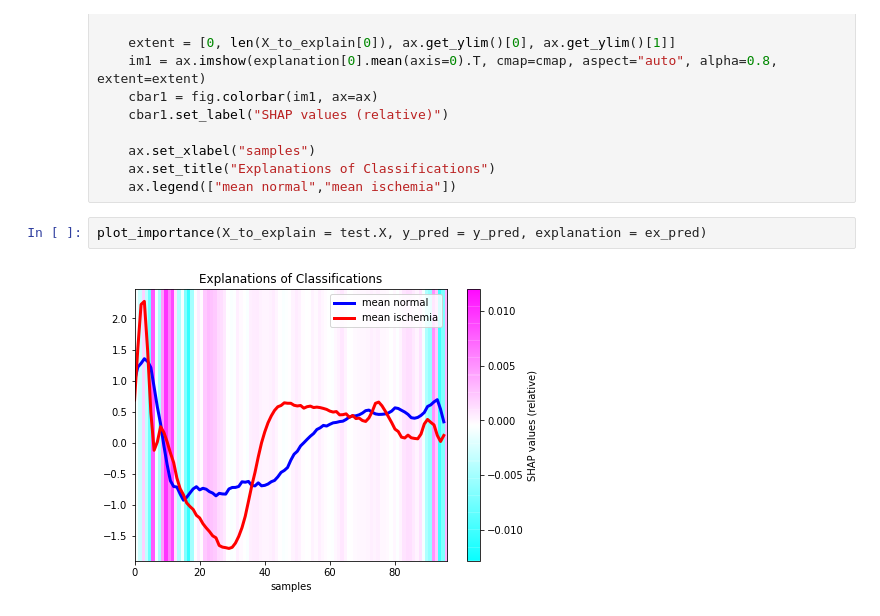
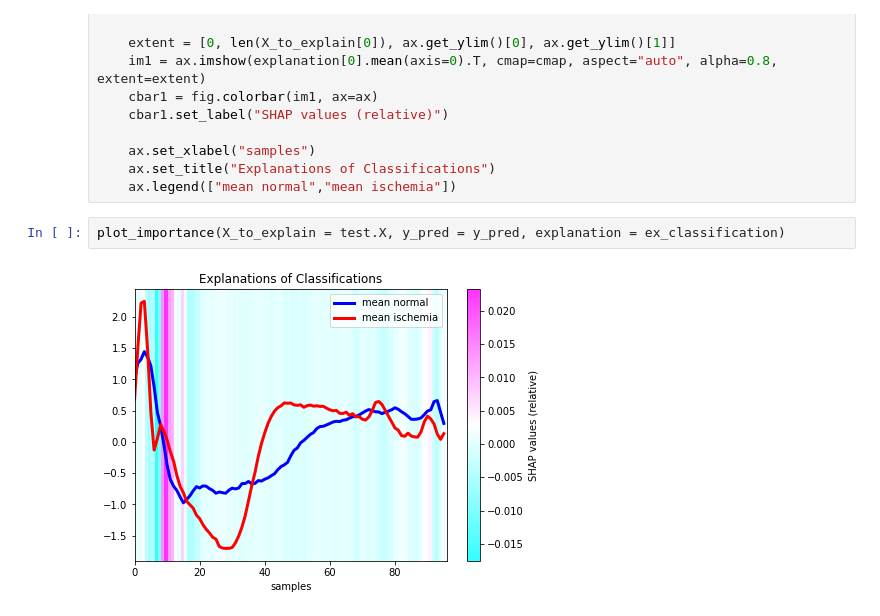
Before and after one commit to cobermai/rfstudies, a Jupyter notebook: notebooks/ECG200_modeling.ipynb, the cells around one changed output. Saved outputs shown, nothing was run; the diff lists cells and outputs as text.

```diff
--- a/notebooks/ECG200_modeling.ipynb
+++ b/notebooks/ECG200_modeling.ipynb
@@ -113,6 +111,6 @@ def plot_importance(X_to_explain, y_pred, explanation):
     ax.set_title("Explanations of Classifications")
     ax.legend(["mean normal","mean ischemia"])
 # %%
-plot_importance(X_to_explain = test.X, y_pred = y_pred, explanation = ex_pred)
+plot_importance(X_to_explain = test.X, y_pred = y_pred, explanation = ex_classification)
 # %% [output]
-[figure, old version]
+[figure, new version]
```
Also changed, not shown: parts of 4 cells of this notebook.
